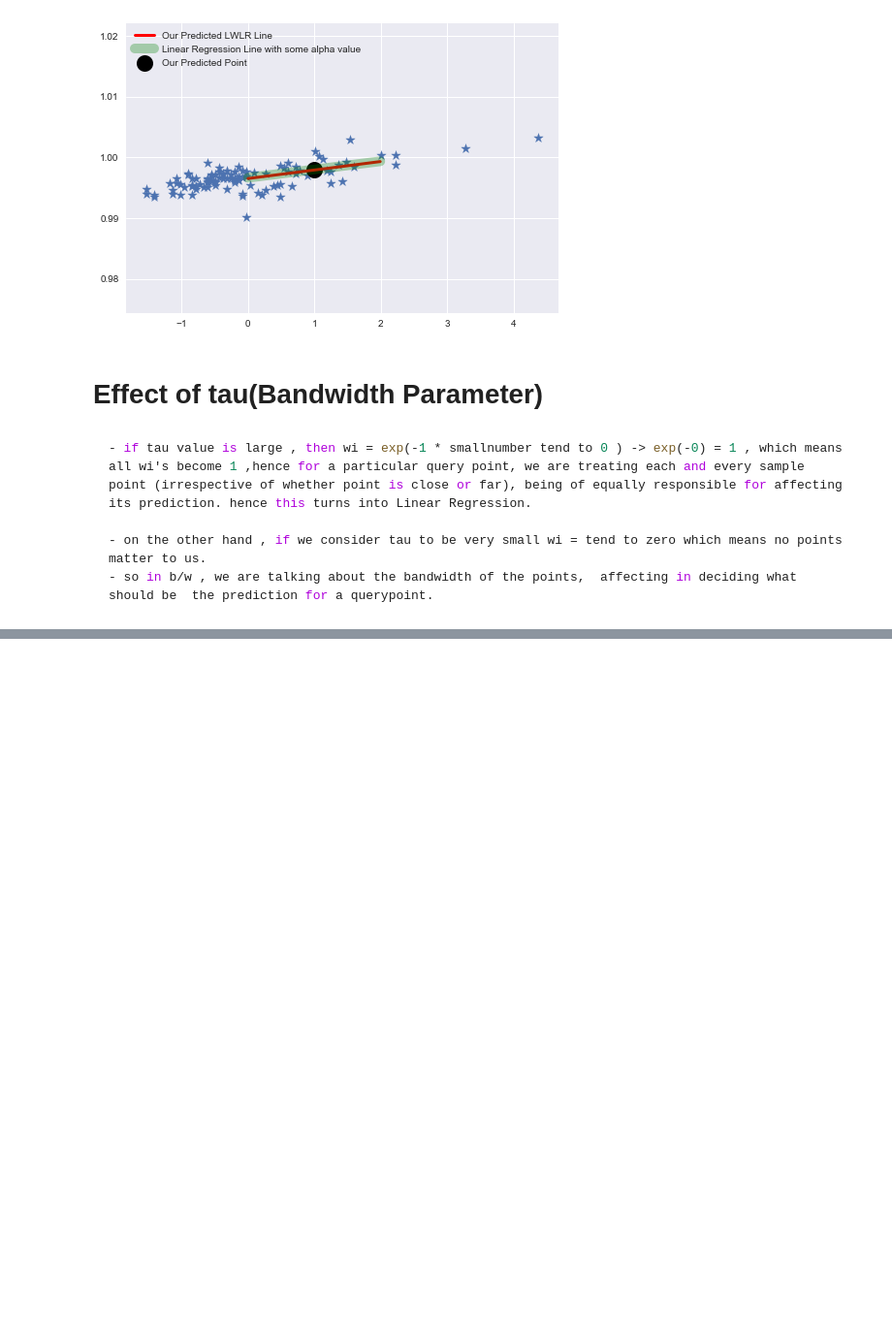
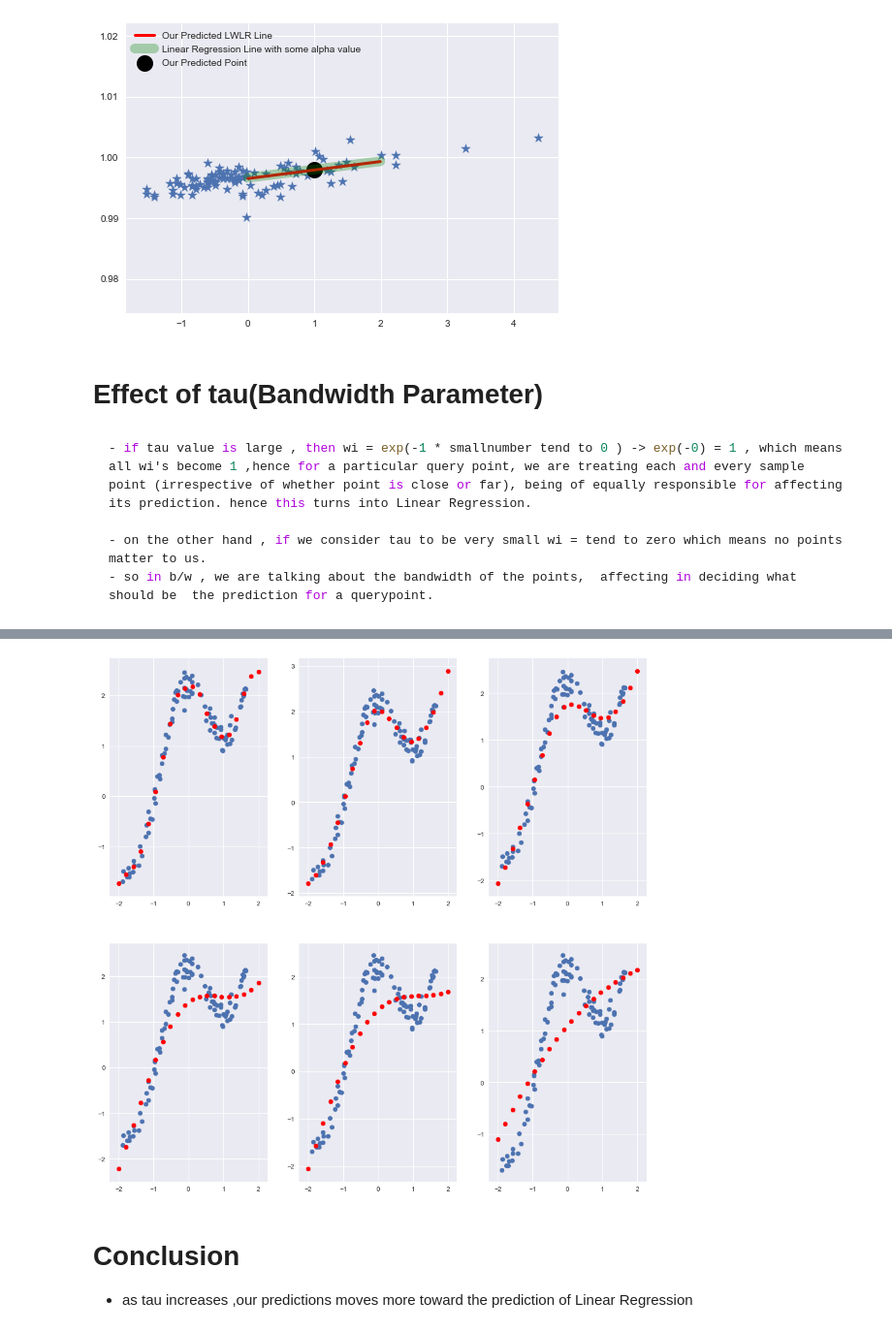
Before and after one commit to jugshaurya/Machine-Learning, a Jupyter notebook: Learn ML/01 - Supervised Learning/1- Regression/09 - Locally weighted Regression.ipynb, the cells around one changed output, grey strips where cells are left out. Shown: that part at 97% size. Cells and saved outputs as stored; diff of their text form; code cells hidden in the pictures; blank space fills up the shorter version.

```diff
--- a/Learn ML/01 - Supervised Learning/1- Regression/09 - Locally weighted Regression.ipynb
+++ b/Learn ML/01 - Supervised Learning/1- Regression/09 - Locally weighted Regression.ipynb
@@ -194,0 +200,6 @@ plt.show()
+# %%
+X = np.loadtxt('Datasets/weightedX.txt')
+Y = np.loadtxt('Datasets/weightedY.txt')
+# Normalizing the data
+X = (X - X.mean())/X.std()
+plt.style.use('seaborn')
@@ -194,0 +211,39 @@ plt.show()
+# %%
+def plotPrediction(tau):
+
+    x_test = np.linspace(-2,2,20)
+    Y_test = []
+    for query in x_test:
+        theta = closed_form_solution(X,Y,query,tau)
+        test = predict(query,theta)
+        Y_test.append(test)
+
+    Y_test = np.array(Y_test)
+    plt.scatter(X,Y)
+    plt.scatter(x_test,Y_test,color='red')
+# %%
+tau = [0.1, 0.3, 0.5, 0.8, 1 ,2]
+# %%
+plt.figure(figsize=(15,15))
+plt.subplot(231)
+plotPrediction(tau[0])
+
+plt.subplot(232)
+plotPrediction(tau[1])
+
+plt.subplot(233)
+plotPrediction(tau[2])
+
+plt.subplot(234)
+plotPrediction(tau[3])
+
+plt.subplot(235)
+plotPrediction(tau[4])
+
+plt.subplot(236)
+plotPrediction(tau[5])
+# %% [output]
+[figure, added]
+# %% [markdown]
+# Conclusion
+- as tau increases ,our predictions moves more toward the prediction of Linear Regression
```
Also changed, not shown: parts of 3 cells of this notebook.
